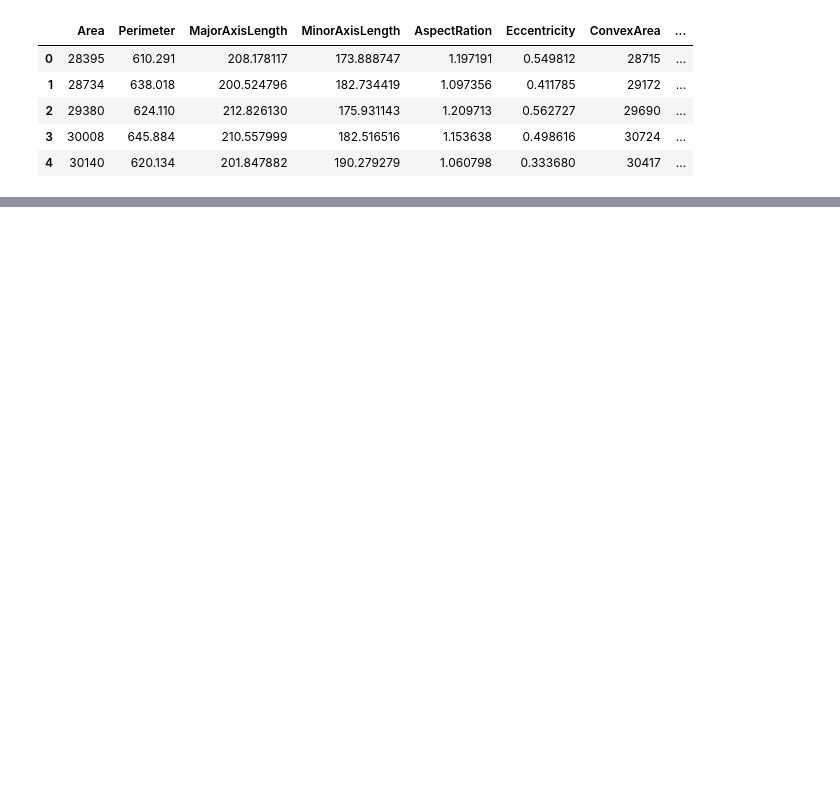
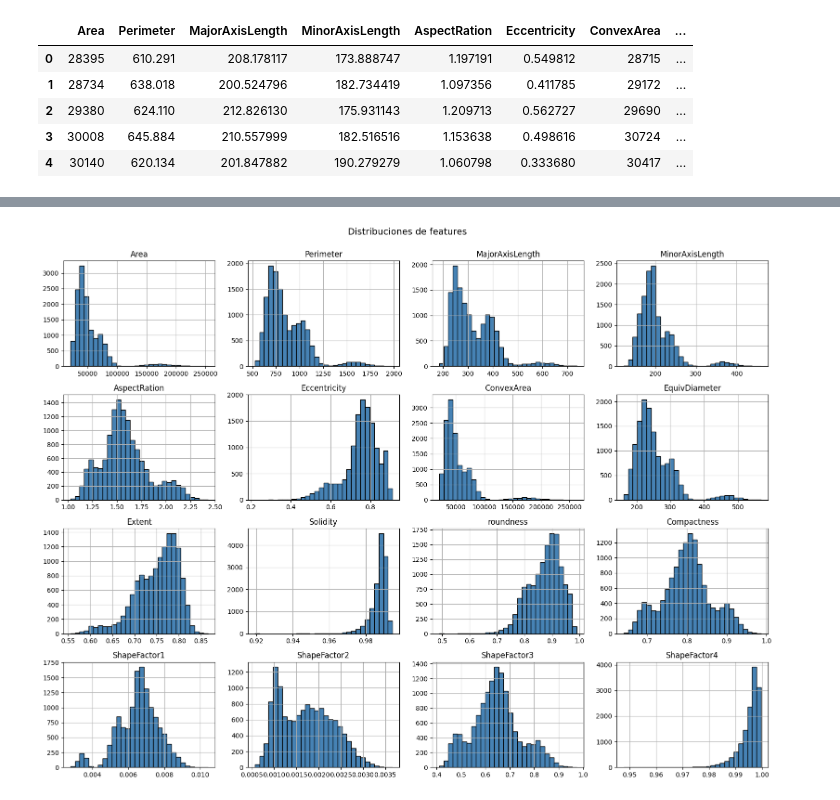
Before and after one commit to jmcajigas/Laboratorio-Dry-Bean-ML, a Jupyter notebook: notebooks/Ingestion.ipynb, the cells around one changed output, grey strips where cells are left out. Cells and saved outputs as stored; diff of their text form; code cells hidden in the pictures; blank space fills up the shorter version.

```diff
--- a/notebooks/Ingestion.ipynb
+++ b/notebooks/Ingestion.ipynb
@@ -43,0 +145,10 @@ df.head()
+# %%
+import numpy as np
+features = df.select_dtypes(include=np.number).columns.tolist()
+
+df[features].hist(bins=30, figsize=(16, 12), color='steelblue', edgecolor='black')
+plt.suptitle('Distribuciones de features', fontsize=14, y=1.00)
+plt.tight_layout()
+plt.show()
+# %% [output]
+[figure, added]
```
Also changed, not shown: parts of 20 cells of this notebook, 2 other files.
